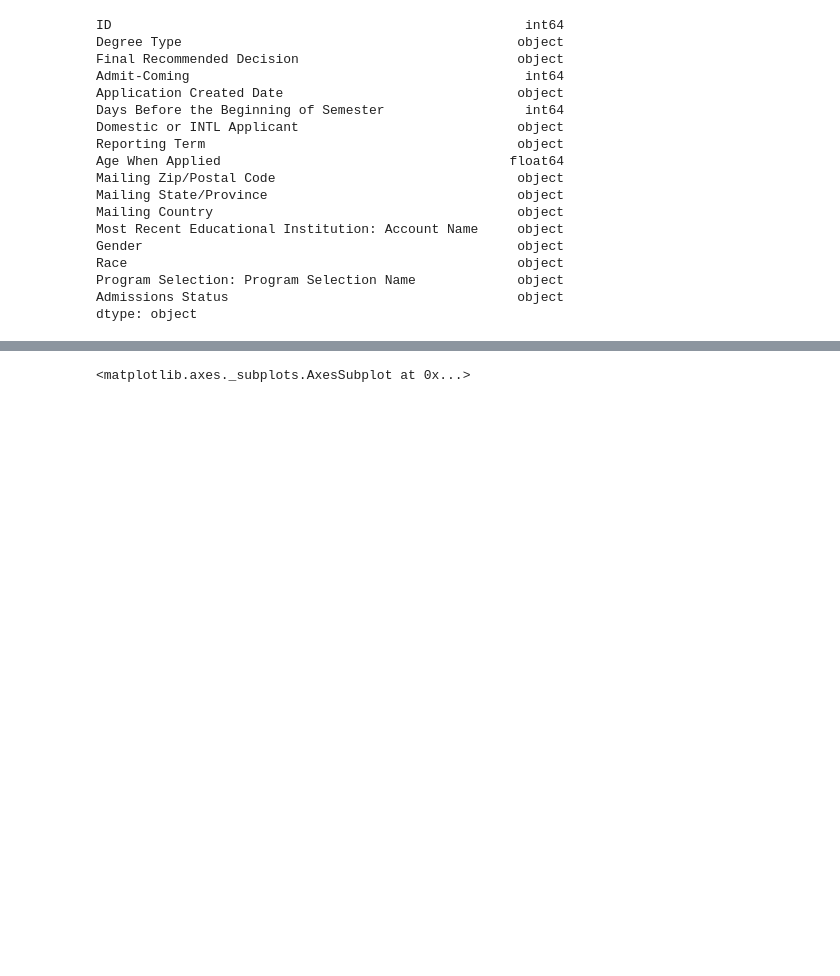
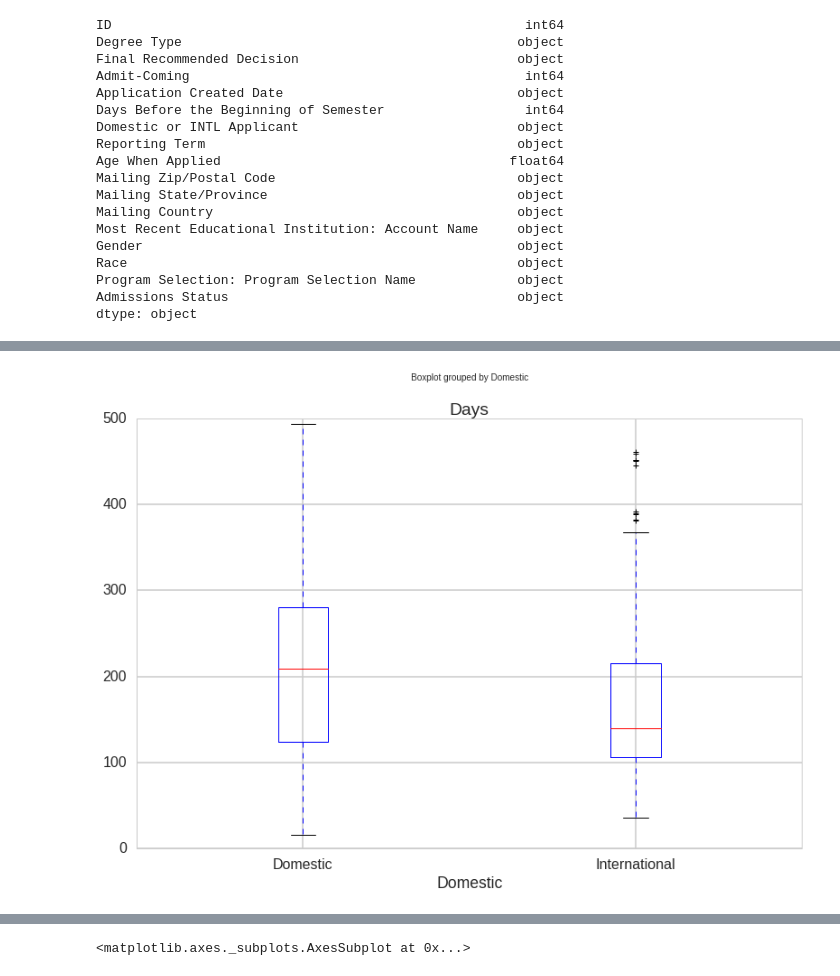
Before and after one commit to theaok/vis-sp23-ewattudo, a Jupyter notebook: ps3.ipynb, the cells around one changed output, grey strips where cells are left out. Cells and saved outputs as stored; diff of their text form; code cells hidden in the pictures; blank space fills up the shorter version.

```diff
--- a/ps3.ipynb
+++ b/ps3.ipynb
@@ -145,0 +182,4 @@ appdat["Days Before the Beginning of Semester "].hist()
+# %%
+appdat.boxplot(column="Days", by="Domestic"),plt.show();
+# %% [output]
+[figure, added]
```
Also changed, not shown: parts of 16 cells of this notebook.
